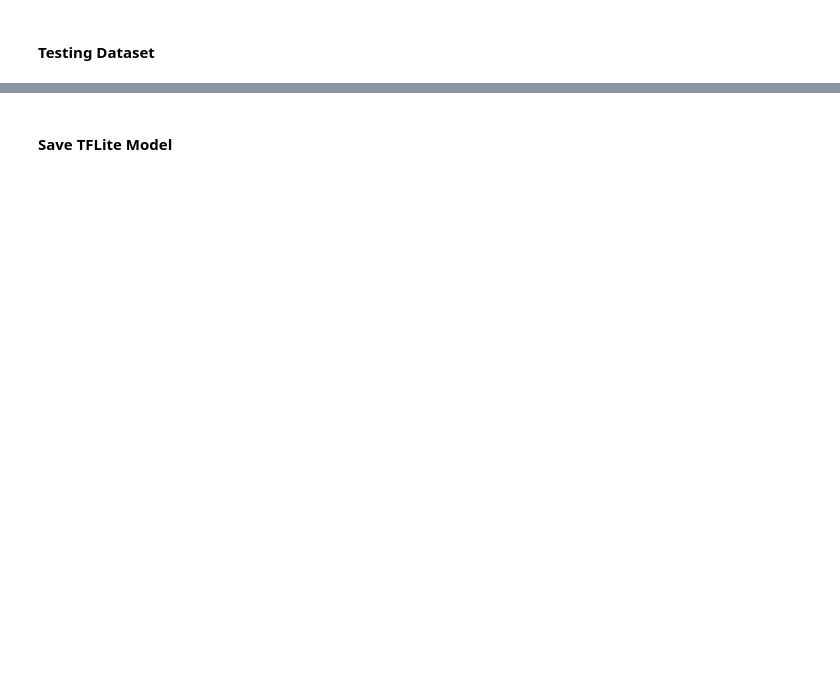
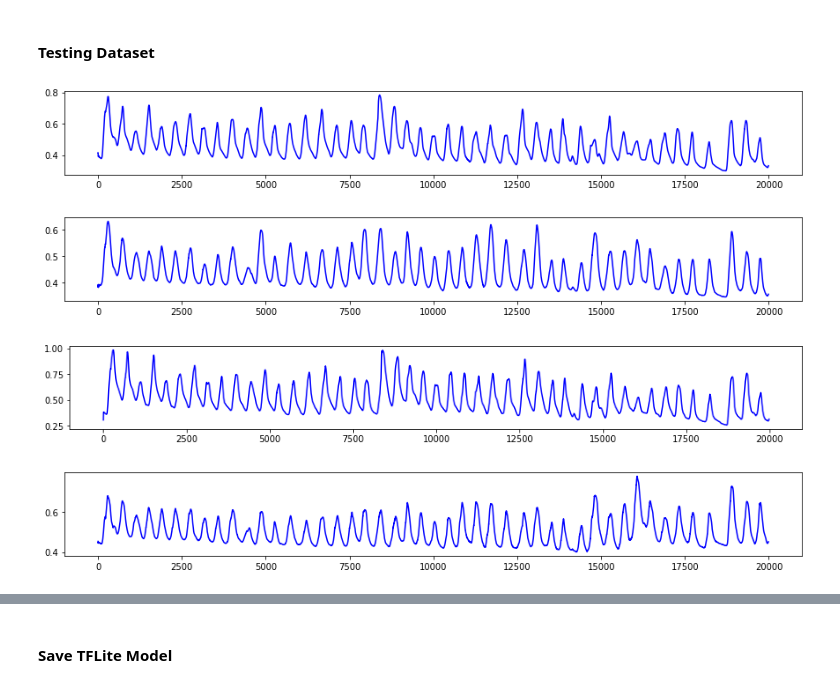
Before and after one commit to msfurr/coral_host, a Jupyter notebook: Jupyter_Notebooks/ModelTraining.ipynb, the cells around one changed output, grey strips where cells are left out. Drawn from its saved outputs; the diff is of its cells as text; code cells hidden in the pictures; blank space fills up the shorter version.

```diff
--- a/Jupyter_Notebooks/ModelTraining.ipynb
+++ b/Jupyter_Notebooks/ModelTraining.ipynb
@@ -209,2 +213,36 @@ weighted avg       0.95      0.95      0.95      5997
 # %% [markdown]
 #### Testing Dataset
+# %%
+df_test = pd.read_csv('sensors_test.csv')
+df_test.columns = ['1', '2', '3', '4', 'd1', 'd2', 'd3', 'd4', 'hours', 'minutes', 'seconds']
+
+flow_test = pd.read_csv('flow_test.csv')
+flow_test.columns = ['Flow']
+# %%
+df_test['Class'] = flow_test['Flow'].apply(label_fix)
+# %%
+x = range(0, len(df))
+fig = plt.figure(figsize = (15, 8))
+plt.subplot(4,1,1)
+plt.plot(x, df_test['1'], 'b')
+plt.show()
+
+fig = plt.figure(figsize = (15, 8))
+plt.subplot(4,1,2)
+plt.plot(x, df_test['2'], 'b')
+plt.show()
+
+fig = plt.figure(figsize = (15, 8))
+plt.subplot(4,1,3)
+plt.plot(x, df_test['3'], 'b')
+plt.show()
+
+fig = plt.figure(figsize = (15, 8))
+plt.subplot(4,1,4)
+plt.plot(x, df_test['4'], 'b')
+plt.show()
+# %% [output]
+[figure, added]
+[figure, added]
+[figure, added]
+[figure, added]
```
Also changed, not shown: parts of 10 cells of this notebook, 9 other files.
